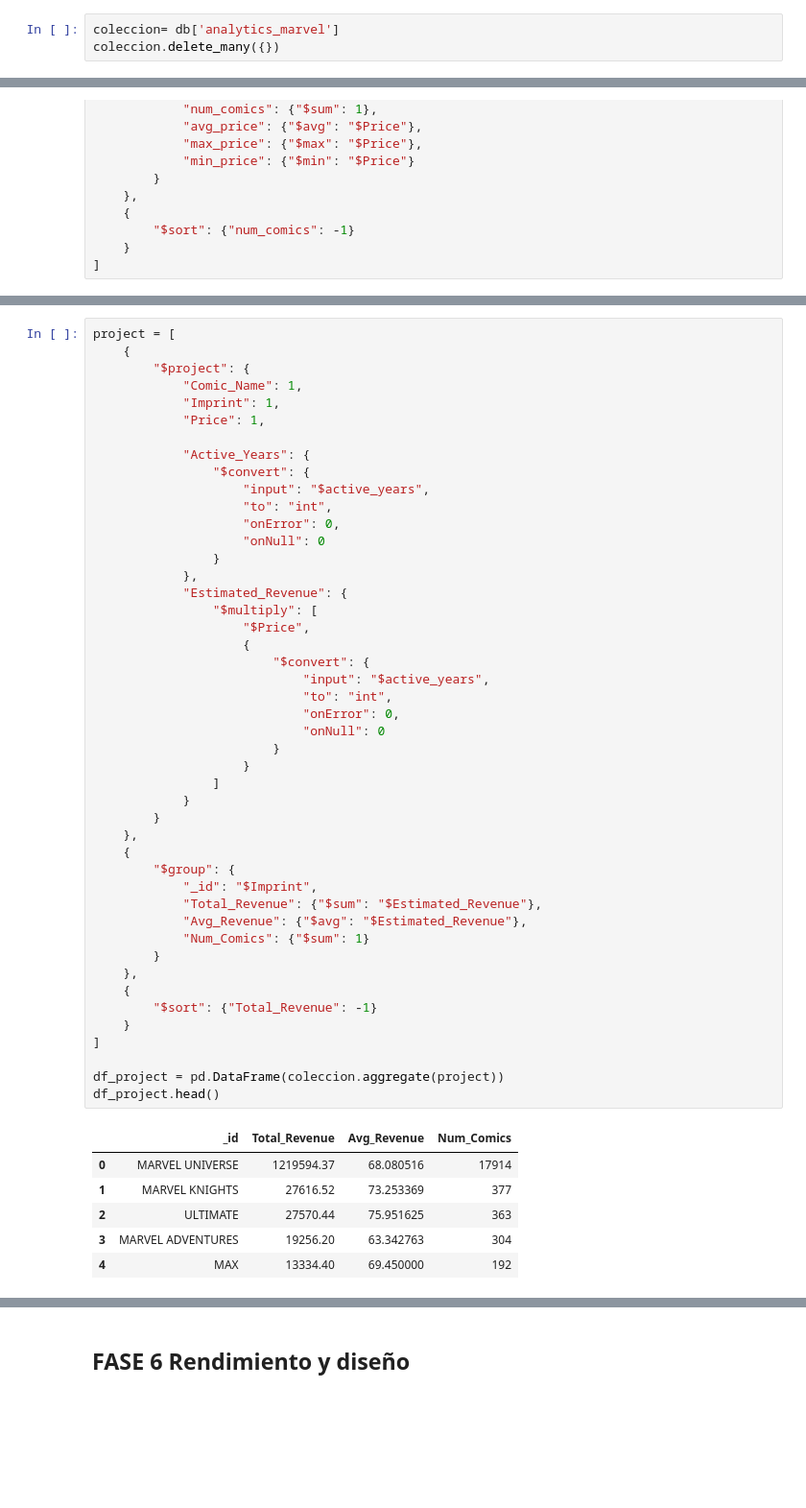
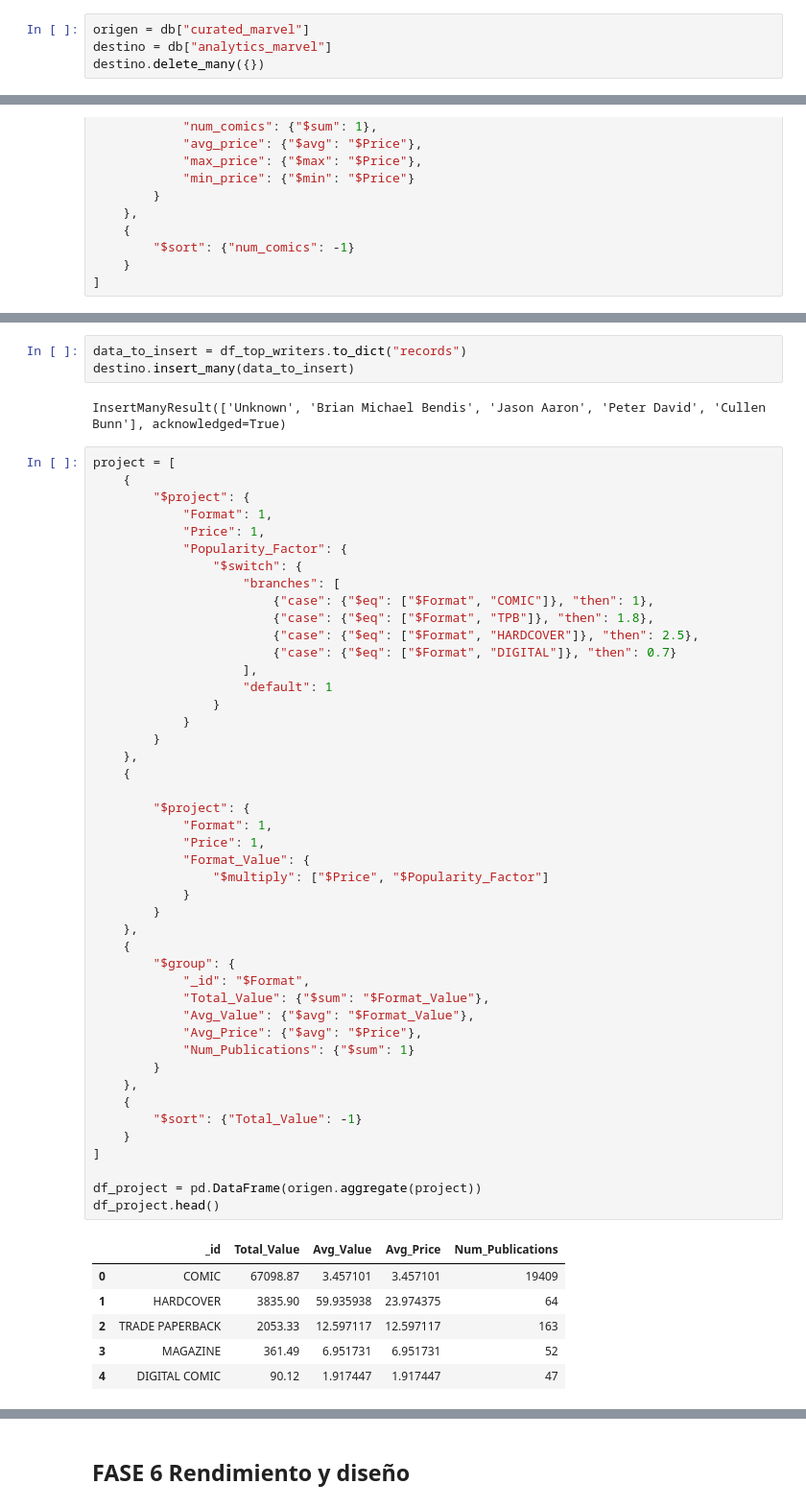
Before and after one commit to AntonioDavid333/tarea2-mongoDB, a Jupyter notebook: act1.ipynb, the cells around one changed output, grey strips where cells are left out. Shown at 96% size. Saved outputs shown, nothing was run; the diff lists cells and outputs as text; blank space fills up the shorter version.

Commit message:
analytics-hecho

```diff
--- a/act1.ipynb
+++ b/act1.ipynb
@@ -498,5 +498,6 @@ InsertManyResult([ObjectId('699c90320bbc2e64ae345601'), ObjectId('699c90320bbc2e
 # %% [markdown]
 ## FASE 5 ANALYTICS (agregaciones)
 # %%
-coleccion= db['analytics_marvel']
-coleccion.delete_many({})
+origen = db["curated_marvel"]
+destino = db["analytics_marvel"]
+destino.delete_many({})
@@ -551,58 +559,62 @@ df_top_writers.head()
 | 2 | Jason Aaron | 361 |
 | 3 | Peter David | 336 |
 | 4 | Cullen Bunn | 243 |
+# %%
+data_to_insert = df_top_writers.to_dict("records")
+destino.insert_many(data_to_insert)
+# %% [output]
+InsertManyResult(['Unknown', 'Brian Michael Bendis', 'Jason Aaron', 'Peter David', 'Cullen Bunn'], acknowledged=True)
 # %%
 project = [
     {
         "$project": {
-            "Comic_Name": 1,
-            "Imprint": 1,
+            "Format": 1,
             "Price": 1,
+            "Popularity_Factor": {
+                "$switch": {
+                    "branches": [
+                        {"case": {"$eq": ["$Format", "COMIC"]}, "then": 1},
+                        {"case": {"$eq": ["$Format", "TPB"]}, "then": 1.8},
+                        {"case": {"$eq": ["$Format", "HARDCOVER"]}, "then": 2.5},
+                        {"case": {"$eq": ["$Format", "DIGITAL"]}, "then": 0.7}
+                    ],
+                    "default": 1
+                }
+            }
+        }
+    },
+    {
 
-            "Active_Years": {
-                "$convert": {
-                    "input": "$active_years",
-                    "to": "int",
-                    "onError": 0,
-                    "onNull": 0
-                }
-            },
-            "Estimated_Revenue": {
-                "$multiply": [
-                    "$Price",
-                    {
-                        "$convert": {
-                            "input": "$active_years",
-                            "to": "int",
-                            "onError": 0,
-                            "onNull": 0
-                        }
-                    }
-                ]
+        "$project": {
+            "Format": 1,
+            "Price": 1,
+            "Format_Value": {
+                "$multiply": ["$Price", "$Popularity_Factor"]
             }
         }
     },
     {
         "$group": {
-            "_id": "$Imprint",
-            "Total_Revenue": {"$sum": "$Estimated_Revenue"},
-            "Avg_Revenue": {"$avg": "$Estimated_Revenue"},
-            "Num_Comics": {"$sum": 1}
+            "_id": "$Format",
+            "Total_Value": {"$sum": "$Format_Value"},
+            "Avg_Value": {"$avg": "$Format_Value"},
+            "Avg_Price": {"$avg": "$Price"},
+            "Num_Publications": {"$sum": 1}
         }
     },
     {
-        "$sort": {"Total_Revenue": -1}
+        "$sort": {"Total_Value": -1}
     }
 ]
 
-df_project = pd.DataFrame(coleccion.aggregate(project))
+df_project = pd.DataFrame(origen.aggregate(project))
 df_project.head()
 # %% [output]
-|  | _id | Total_Revenue | Avg_Revenue | Num_Comics |
-| 0 | MARVEL UNIVERSE | 1219594.37 | 68.080516 | 17914 |
-| 1 | MARVEL KNIGHTS | 27616.52 | 73.253369 | 377 |
-| 2 | ULTIMATE | 27570.44 | 75.951625 | 363 |
-| 3 | MARVEL ADVENTURES | 19256.20 | 63.342763 | 304 |
-| 4 | MAX | 13334.40 | 69.450000 | 192 |
+|  | _id | Total_Value | Avg_Value | Avg_Price | Num_Publications |
+| 0 | COMIC | 67098.87 | 3.457101 | 3.457101 | 19409 |
+| 1 | HARDCOVER | 3835.90 | 59.935938 | 23.974375 | 64 |
+| 2 | TRADE PAPERBACK | 2053.33 | 12.597117 | 12.597117 | 163 |
+| 3 | MAGAZINE | 361.49 | 6.951731 | 6.951731 | 52 |
+| 4 | DIGITAL COMIC | 90.12 | 1.917447 | 1.917447 | 47 |
 # %%
 data_to_insert = df_project.to_dict("records")
```
Also changed, not shown: parts of 10 cells of this notebook.
